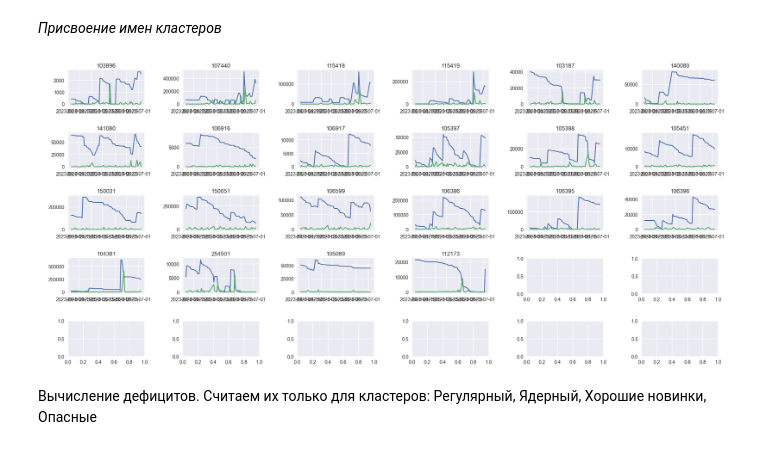
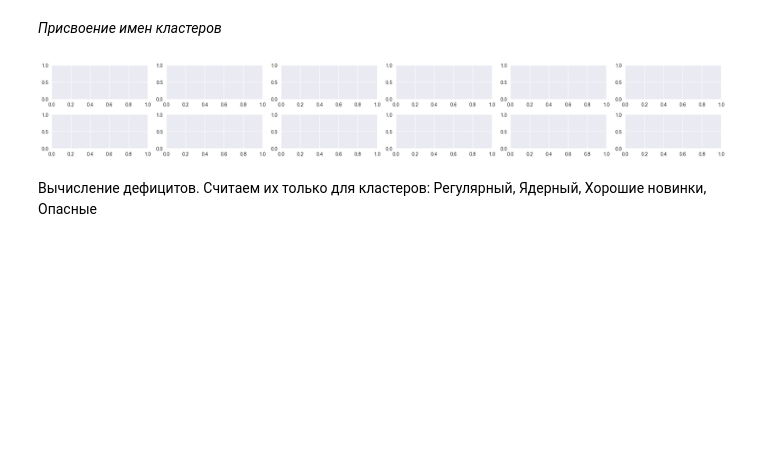
Before and after one commit to killri/sf_data_science, a Jupyter notebook: DS_Mystery/Asia stock management/Asia_stocks.ipynb, the cells around one changed output. Saved outputs shown, nothing was run; the diff lists cells and outputs as text; code cells hidden in the pictures; blank space fills up the shorter version.

```diff
--- a/DS_Mystery/Asia stock management/Asia_stocks.ipynb
+++ b/DS_Mystery/Asia stock management/Asia_stocks.ipynb
@@ -1,7 +1,7 @@
 # %% [markdown]
 Выбор региона анализа
 # %%
-region = 'ШМТ'
+region = 'АЛМ'
 # %% [markdown]
 Импорт библиотек
 # %%
@@ -271,22 +271,22 @@ def set_cluster_name(art):
 piv_nom['cluster_name'] = piv_nom['АРТИКУЛ'].apply(set_cluster_name)
 # %%
 
-cluster = list(piv_nom[piv_nom['cluster_name']=='Ядерные']['АРТИКУЛ'])
+cluster = list(piv_nom[piv_nom['cluster_name']==' ']['АРТИКУЛ'])
 #cluster = list(piv_nom[piv_nom['sales_median_$_log'] > 0]['АРТИКУЛ'])
 
 fig, axes = plt.subplots(len(cluster)//6+2,6, figsize = [20,len(cluster)//6*2+3])
 for i,art in enumerate(cluster):
     if art in list(table.columns):
         sns.lineplot(table[art].T, ax=axes[i//6][i%6])
     if art in list(table2.columns):
         sns.lineplot(table2[art].T, ax=axes[i//6][i%6])
     axes[i//6][i%6].set_xlabel(' ')
     axes[i//6][i%6].set_ylabel(' ')
     axes[i//6][i%6].set_title(art)
 
 plt.tight_layout()
 # %% [output]
-[figure, old version]
+[figure, new version]
 # %% [markdown]
 Вычисление дефицитов. Считаем их только для кластеров: Регулярный, Ядерный, Хорошие новинки, Опасные
 # %% [markdown]
```
Also changed, not shown: parts of 4 cells of this notebook, 47 other files.
